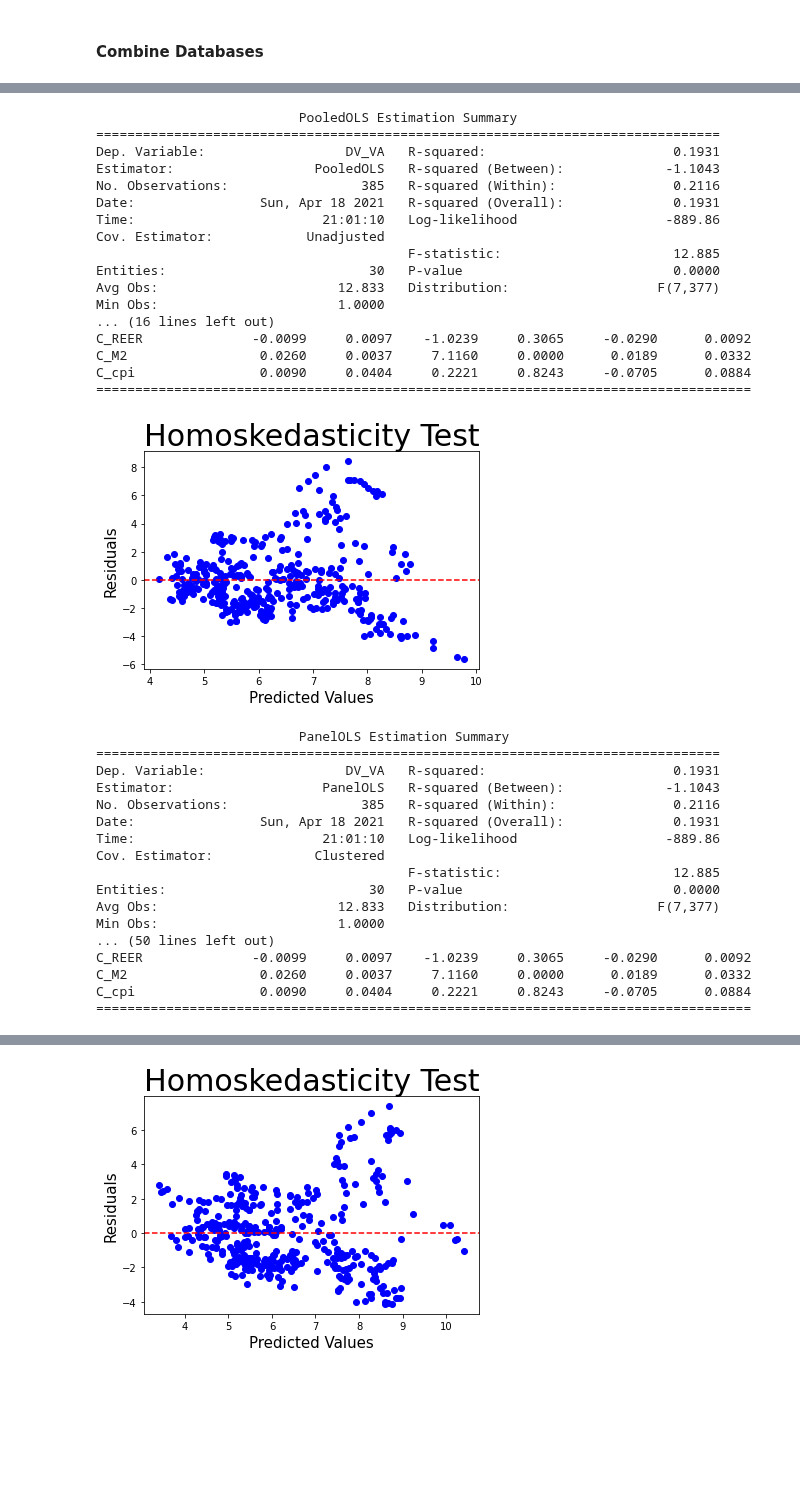
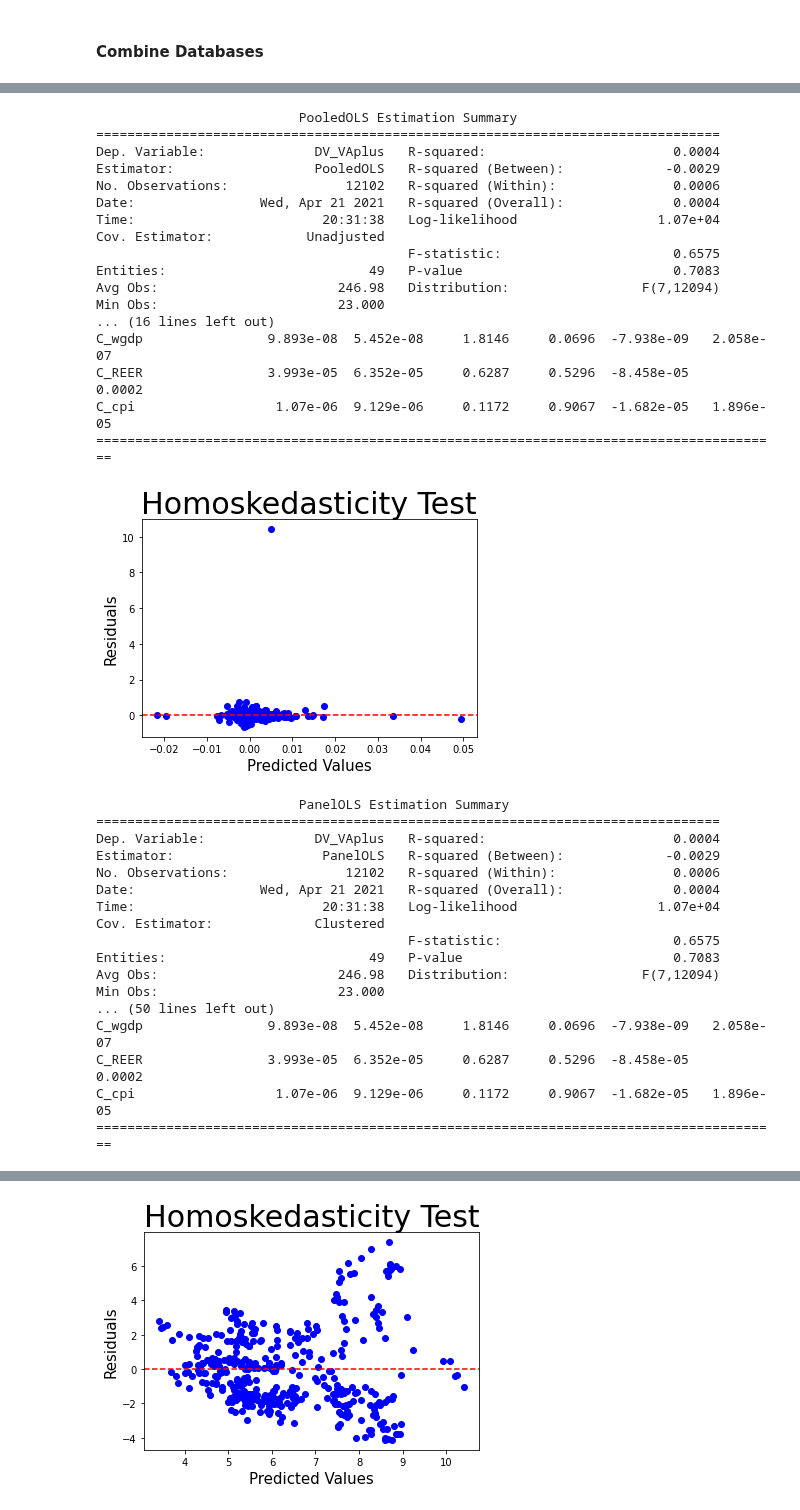
Before and after one commit to YueminLi/Financialization-, a Jupyter notebook: data_cleaning/OECD Data Cleaning.ipynb, the cells around one changed output, grey strips where cells are left out. Cells and saved outputs as stored; diff of their text form; code cells hidden in the pictures; blank space fills up the shorter version.

```diff
--- a/data_cleaning/OECD Data Cleaning.ipynb
+++ b/data_cleaning/OECD Data Cleaning.ipynb
@@ -498,46 +498,46 @@ def re(df, exog_vars, dv):
 
     return re
 # %%
-exog_vars = ["IV_lending", "IV_gini", "IV_trade_balance", "C_gdp_log", "C_REER", "C_M2", "C_cpi"]
-pols_va = pooled_ols(df, exog_vars, 'DV_VA')
-fe_va = fe(df, exog_vars, 'DV_VA')
-re_va = re(df, exog_vars, 'DV_VA')
+exog_vars = ["IV_lendingplus", "DV_VAplus_lag1", "IV_wgini", "IV_trade_balanceplus", "C_wgdp", "C_REER", "C_cpi"]
+pols_va = pooled_ols(df, exog_vars, 'DV_VAplus')
+fe_va = fe(df, exog_vars, 'DV_VAplus')
+re_va = re(df, exog_vars, 'DV_VAplus')
 # %% [output]
                           PooledOLS Estimation Summary
 ================================================================================
-Dep. Variable:                  DV_VA   R-squared:                        0.1931
-Estimator:                  PooledOLS   R-squared (Between):             -1.1043
-No. Observations:                 385   R-squared (Within):               0.2116
-Date:                Sun, Apr 18 2021   R-squared (Overall):              0.1931
-Time:                        21:01:10   Log-likelihood                   -889.86
+Dep. Variable:              DV_VAplus   R-squared:                        0.0004
+Estimator:                  PooledOLS   R-squared (Between):             -0.0029
+No. Observations:               12102   R-squared (Within):               0.0006
+Date:                Wed, Apr 21 2021   R-squared (Overall):              0.0004
+Time:                        20:31:38   Log-likelihood                  1.07e+04
 Cov. Estimator:            Unadjusted
-                                        F-statistic:                      12.885
-Entities:                          30   P-value                           0.0000
-Avg Obs:                       12.833   Distribution:                   F(7,377)
-Min Obs:                       1.0000
+                                        F-statistic:                      0.6575
+Entities:                          49   P-value                           0.7083
+Avg Obs:                       246.98   Distribution:                 F(7,12094)
+Min Obs:                       23.000
 ... (16 lines left out)
-C_REER              -0.0099     0.0097    -1.0239     0.3065     -0.0290      0.0092
-C_M2                 0.0260     0.0037     7.1160     0.0000      0.0189      0.0332
-C_cpi                0.0090     0.0404     0.2221     0.8243     -0.0705      0.0884
-====================================================================================
+C_wgdp                9.893e-08  5.452e-08     1.8146     0.0696  -7.938e-09   2.058e-07
+C_REER                3.993e-05  6.352e-05     0.6287     0.5296  -8.458e-05      0.0002
+C_cpi                  1.07e-06  9.129e-06     0.1172     0.9067  -1.682e-05   1.896e-05
+========================================================================================
-[figure, old version]
+[figure, new version]
                           PanelOLS Estimation Summary
 ================================================================================
-Dep. Variable:                  DV_VA   R-squared:                        0.1931
-Estimator:                   PanelOLS   R-squared (Between):             -1.1043
-No. Observations:                 385   R-squared (Within):               0.2116
-Date:                Sun, Apr 18 2021   R-squared (Overall):              0.1931
-Time:                        21:01:10   Log-likelihood                   -889.86
+Dep. Variable:              DV_VAplus   R-squared:                        0.0004
+Estimator:                   PanelOLS   R-squared (Between):             -0.0029
+No. Observations:               12102   R-squared (Within):               0.0006
+Date:                Wed, Apr 21 2021   R-squared (Overall):              0.0004
+Time:                        20:31:38   Log-likelihood                  1.07e+04
 Cov. Estimator:             Clustered
-                                        F-statistic:                      12.885
-Entities:                          30   P-value                           0.0000
-Avg Obs:                       12.833   Distribution:                   F(7,377)
-Min Obs:                       1.0000
+                                        F-statistic:                      0.6575
+Entities:                          49   P-value                           0.7083
+Avg Obs:                       246.98   Distribution:                 F(7,12094)
+Min Obs:                       23.000
 ... (50 lines left out)
-C_REER              -0.0099     0.0097    -1.0239     0.3065     -0.0290      0.0092
-C_M2                 0.0260     0.0037     7.1160     0.0000      0.0189      0.0332
-C_cpi                0.0090     0.0404     0.2221     0.8243     -0.0705      0.0884
-====================================================================================
+C_wgdp                9.893e-08  5.452e-08     1.8146     0.0696  -7.938e-09   2.058e-07
+C_REER                3.993e-05  6.352e-05     0.6287     0.5296  -8.458e-05      0.0002
+C_cpi                  1.07e-06  9.129e-06     0.1172     0.9067  -1.682e-05   1.896e-05
+========================================================================================
 # %%
 # Perform PooledOLS
 exog_vars = ["IV_lending", "IV_trade_balance_log", "C_gdp_log", "C_REER", "C_M2", "C_cpi"]
```
Also changed, not shown: 2 other files.
